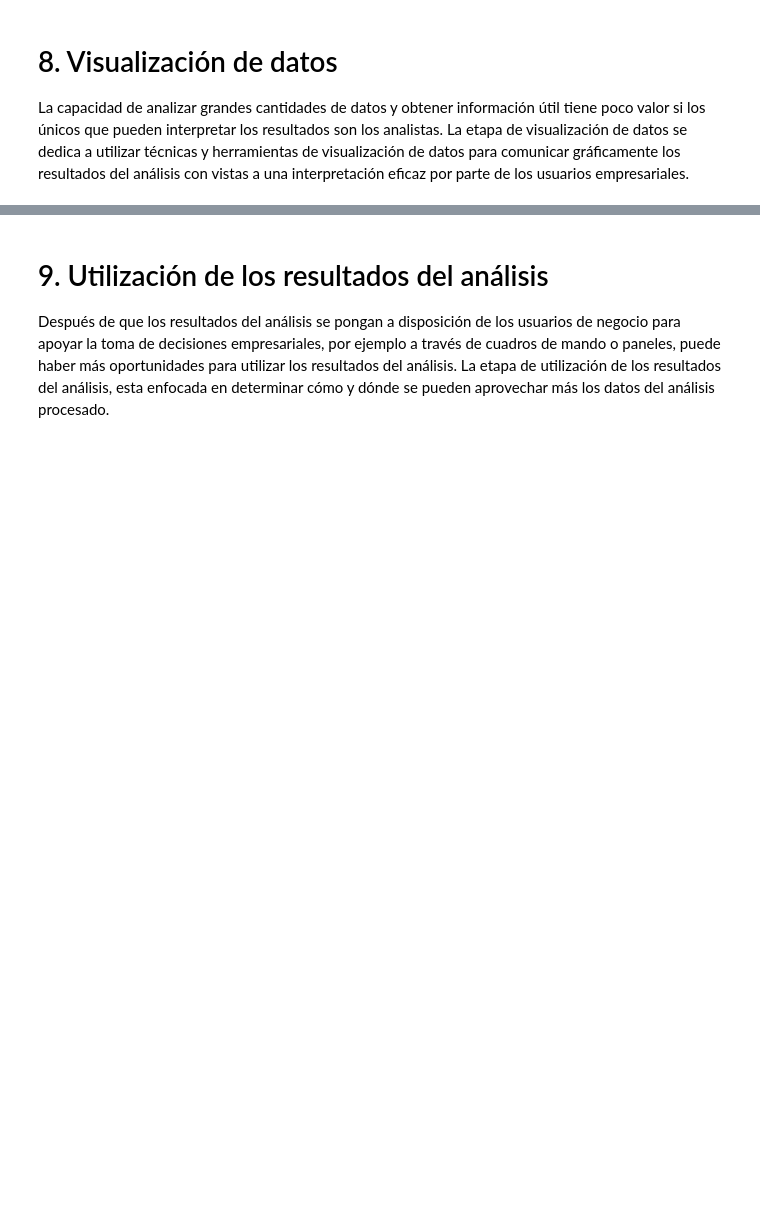
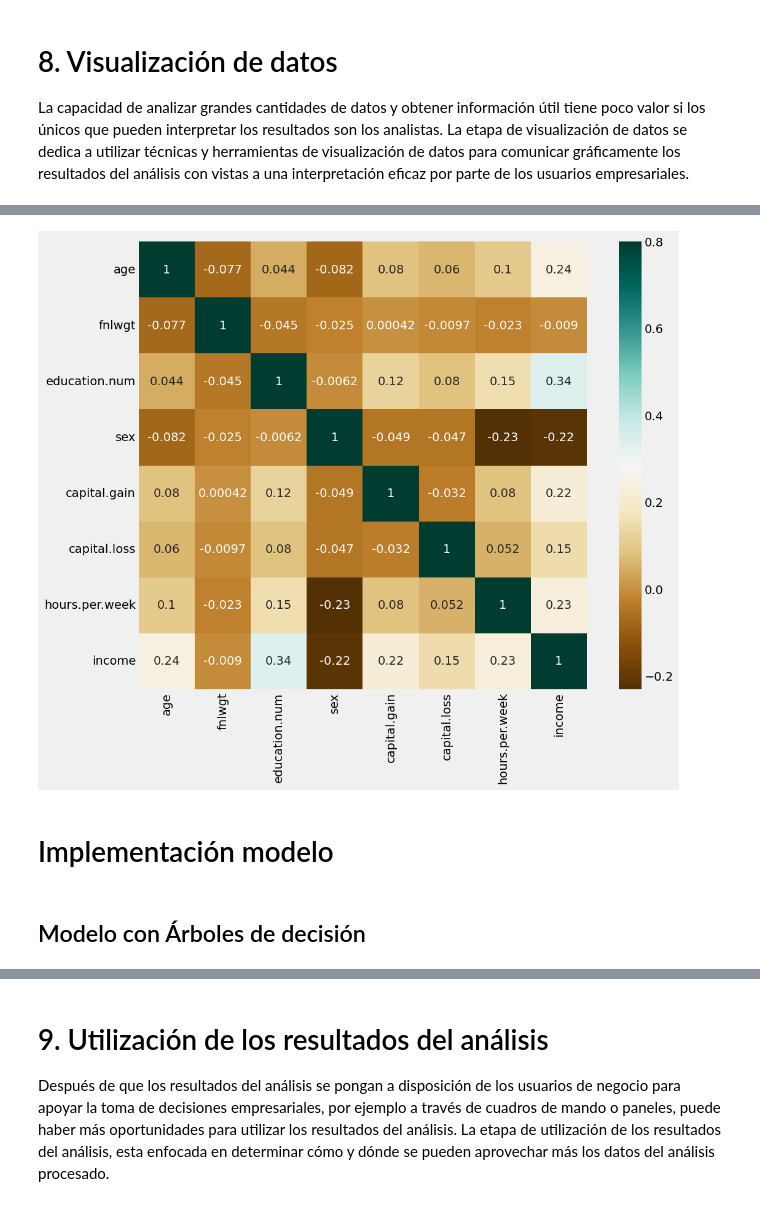
Before and after one commit to Henryxg/maestria2, a Jupyter notebook: Tarea - Tableau.ipynb, the cells around one changed output, grey strips where cells are left out. Drawn from its saved outputs; the diff is of its cells as text; code cells hidden in the pictures; blank space fills up the shorter version.

```diff
--- a/Tarea - Tableau.ipynb
+++ b/Tarea - Tableau.ipynb
@@ -314,0 +289,10 @@ La etapa de visualización de datos se dedica a utilizar técnicas y herramienta
+# %%
+hmap = df2.corr()
+plt.subplots(figsize=(12, 9))
+sns.heatmap(hmap, vmax=.8,annot=True,cmap="BrBG", square=True);
+# %% [output]
+[figure, added]
+# %% [markdown]
+# Implementación modelo
+# %% [markdown]
+## Modelo con Árboles de decisión
```
Also changed, not shown: parts of 26 cells of this notebook.
